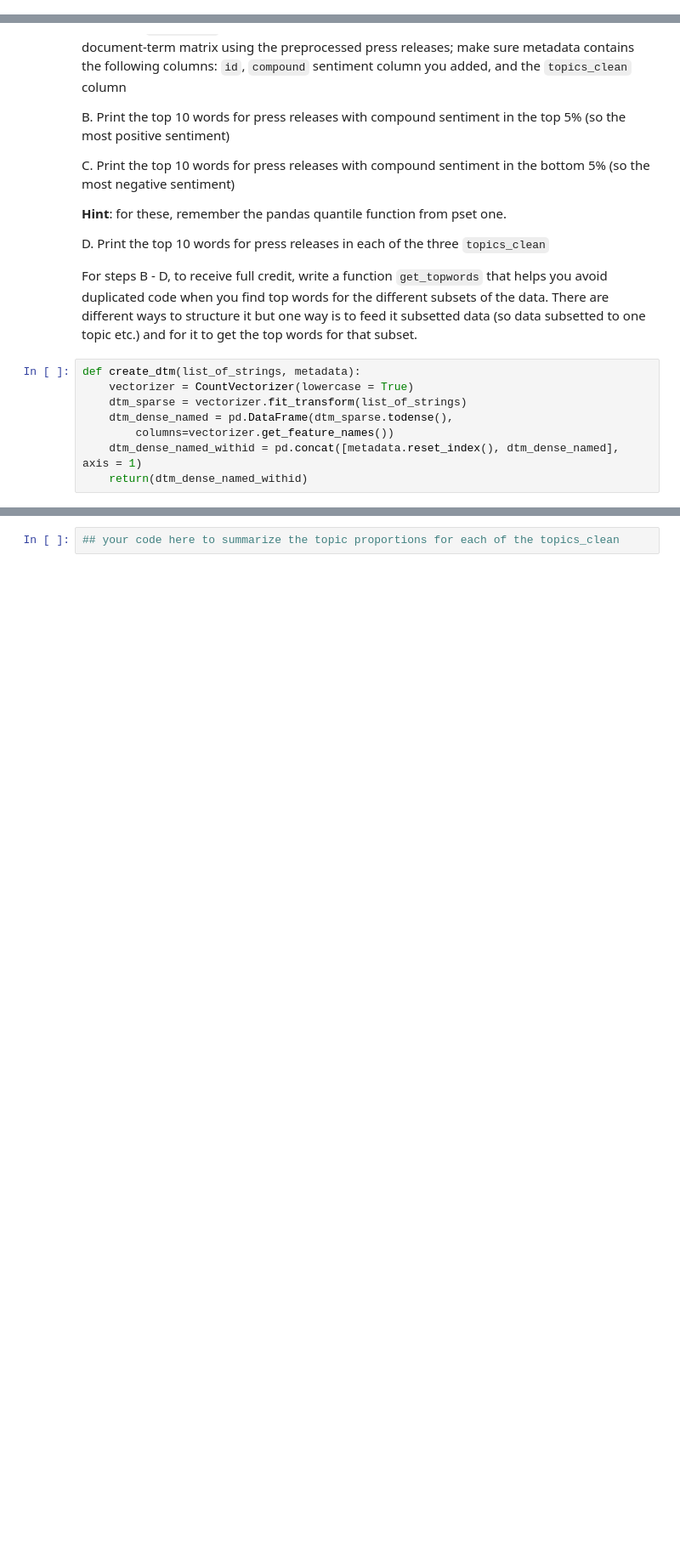
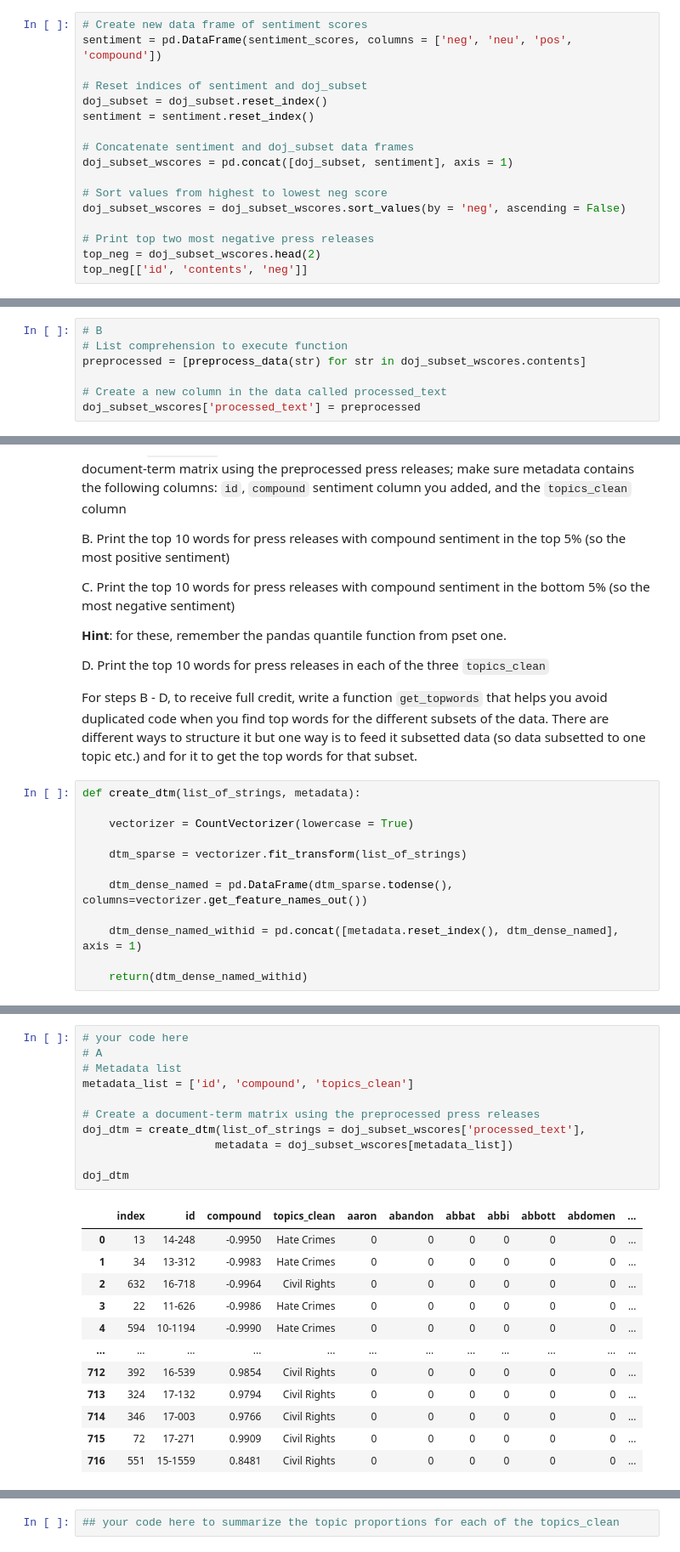
Before and after one commit to marinaw99/QSS20_S24, a Jupyter notebook: problemsets/pset3/pset3_magee_steadman_wang.ipynb, the cells around one changed output, grey strips where cells are left out. Shown at 85% size. Cells and saved outputs as stored; diff of their text form; blank space fills up the shorter version.

```diff
--- a/problemsets/pset3/pset3_magee_steadman_wang.ipynb
+++ b/problemsets/pset3/pset3_magee_steadman_wang.ipynb
@@ -397,0 +333,17 @@ doj_subset_wscore['sentiment_scores'] =
+# %%
+# Create new data frame of sentiment scores
+sentiment = pd.DataFrame(sentiment_scores, columns = ['neg', 'neu', 'pos', 'compound'])
+
+# Reset indices of sentiment and doj_subset
+doj_subset = doj_subset.reset_index()
+sentiment = sentiment.reset_index()
+
+# Concatenate sentiment and doj_subset data frames
+doj_subset_wscores = pd.concat([doj_subset, sentiment], axis = 1)
+
+# Sort values from highest to lowest neg score
+doj_subset_wscores = doj_subset_wscores.sort_values(by = 'neg', ascending = False)
+
+# Print top two most negative press releases
+top_neg = doj_subset_wscores.head(2)
+top_neg[['id', 'contents', 'neg']]
@@ -485,0 +443,7 @@ NameError: name 'doj_subset_wscores' is not defined
+# %%
+# B
+# List comprehension to execute function
+preprocessed = [preprocess_data(str) for str in doj_subset_wscores.contents]
+
+# Create a new column in the data called processed_text
+doj_subset_wscores['processed_text'] = preprocessed
@@ -499,9 +476,13 @@ D. Print the top 10 words for press releases in each of the three `topics_clean`
 For steps B - D, to receive full credit, write a function `get_topwords` that helps you avoid duplicated code when you find top words for the different subsets of the data. There are different ways to structure it but one way is to feed it subsetted data (so data subsetted to one topic etc.) and for it to get the top words for that subset.
 # %%
 def create_dtm(list_of_strings, metadata):
+
     vectorizer = CountVectorizer(lowercase = True)
+
     dtm_sparse = vectorizer.fit_transform(list_of_strings)
-    dtm_dense_named = pd.DataFrame(dtm_sparse.todense(),
-        columns=vectorizer.get_feature_names())
+
+    dtm_dense_named = pd.DataFrame(dtm_sparse.todense(), columns=vectorizer.get_feature_names_out())
+
     dtm_dense_named_withid = pd.concat([metadata.reset_index(), dtm_dense_named], axis = 1)
+
     return(dtm_dense_named_withid)
@@ -509,0 +489,24 @@ def create_dtm(list_of_strings, metadata):
+# %%
+# your code here
+# A
+# Metadata list
+metadata_list = ['id', 'compound', 'topics_clean']
+
+# Create a document-term matrix using the preprocessed press releases
+doj_dtm = create_dtm(list_of_strings = doj_subset_wscores['processed_text'],
+                    metadata = doj_subset_wscores[metadata_list])
+
+doj_dtm
+# %% [output]
+|  | index | id | compound | topics_clean | aaron | abandon | abbat | abbi | abbott | abdomen | ... |
+| 0 | 13 | 14-248 | -0.9950 | Hate Crimes | 0 | 0 | 0 | 0 | 0 | 0 | ... |
+| 1 | 34 | 13-312 | -0.9983 | Hate Crimes | 0 | 0 | 0 | 0 | 0 | 0 | ... |
+| 2 | 632 | 16-718 | -0.9964 | Civil Rights | 0 | 0 | 0 | 0 | 0 | 0 | ... |
+| 3 | 22 | 11-626 | -0.9986 | Hate Crimes | 0 | 0 | 0 | 0 | 0 | 0 | ... |
+| 4 | 594 | 10-1194 | -0.9990 | Hate Crimes | 0 | 0 | 0 | 0 | 0 | 0 | ... |
+| ... | ... | ... | ... | ... | ... | ... | ... | ... | ... | ... | ... |
+| 712 | 392 | 16-539 | 0.9854 | Civil Rights | 0 | 0 | 0 | 0 | 0 | 0 | ... |
+| 713 | 324 | 17-132 | 0.9794 | Civil Rights | 0 | 0 | 0 | 0 | 0 | 0 | ... |
+| 714 | 346 | 17-003 | 0.9766 | Civil Rights | 0 | 0 | 0 | 0 | 0 | 0 | ... |
+| 715 | 72 | 17-271 | 0.9909 | Civil Rights | 0 | 0 | 0 | 0 | 0 | 0 | ... |
+| 716 | 551 | 15-1559 | 0.8481 | Civil Rights | 0 | 0 | 0 | 0 | 0 | 0 | ... |
```
Also changed, not shown: parts of 42 cells of this notebook, 1 other file.
